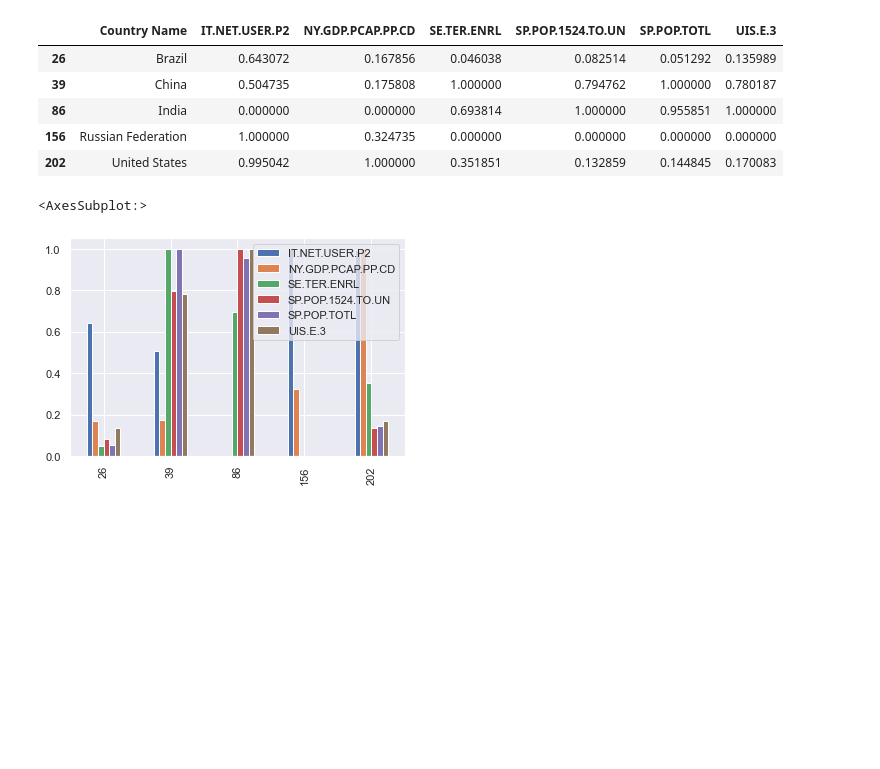
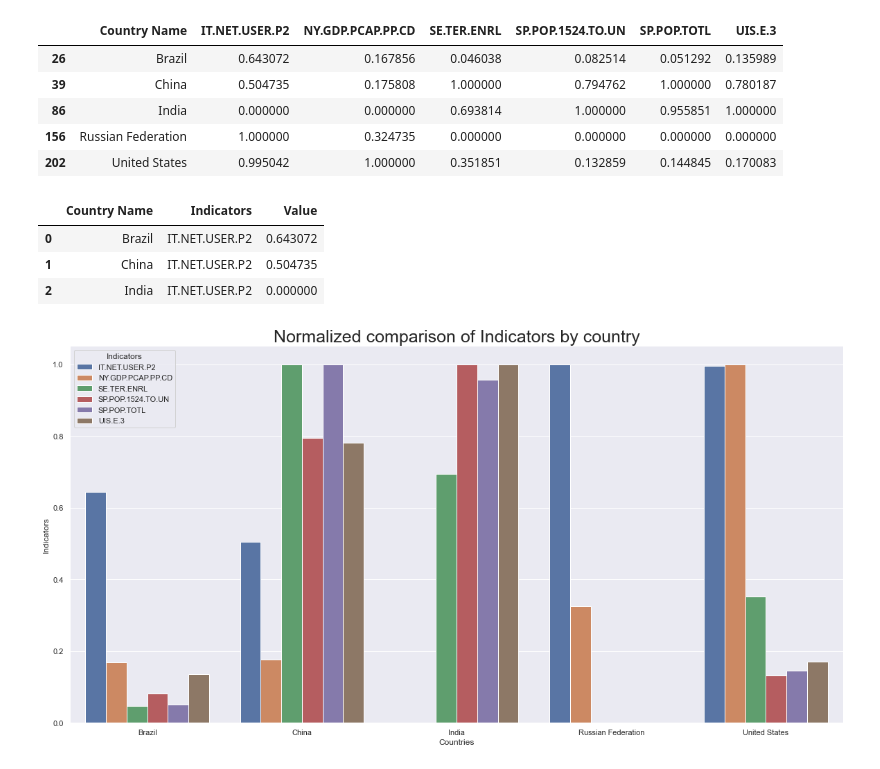
Before and after one commit to samirhinojosa/OC-P2-education-statistics, a Jupyter notebook: notebook.ipynb, the cells around one changed output. Saved outputs shown, nothing was run; the diff lists cells and outputs as text; code cells hidden in the pictures; blank space fills up the shorter version.

```diff
--- a/notebook.ipynb
+++ b/notebook.ipynb
@@ -1374,8 +1426,21 @@ df_countries_to_work_normalized
 | 86 | India | 0.000000 | 0.000000 | 0.693814 | 1.000000 | 0.955851 | 1.000000 |
 | 156 | Russian Federation | 1.000000 | 0.324735 | 0.000000 | 0.000000 | 0.000000 | 0.000000 |
 | 202 | United States | 0.995042 | 1.000000 | 0.351851 | 0.132859 | 0.144845 | 0.170083 |
-# %%
-df_countries_to_work_normalized.plot(kind = 'bar')
-# %% [output]
-<AxesSubplot:>
-[figure, removed]
+# %%
+df_countries_to_work_normalized = pd.melt(df_countries_to_work_normalized, id_vars="Country Name", var_name="Indicators", value_name="Value")
+# %%
+df_countries_to_work_normalized.head(3)
+# %% [output]
+|  | Country Name | Indicators | Value |
+| 0 | Brazil | IT.NET.USER.P2 | 0.643072 |
+| 1 | China | IT.NET.USER.P2 | 0.504735 |
+| 2 | India | IT.NET.USER.P2 | 0.000000 |
+# %%
+fig, ax1 = plt.subplots(figsize=(20, 10))
+plot = sns.barplot(x="Country Name", y="Value", hue="Indicators", data=df_countries_to_work_normalized, ax=ax1)
+plt.xlabel("Countries", size=12)
+plt.ylabel("Indicators", size=12)
+plt.title("Normalized comparison of Indicators by country", size=25)
+sns.despine(fig)
+# %% [output]
+[figure, added]
```
Also changed, not shown: parts of 14 cells of this notebook.
